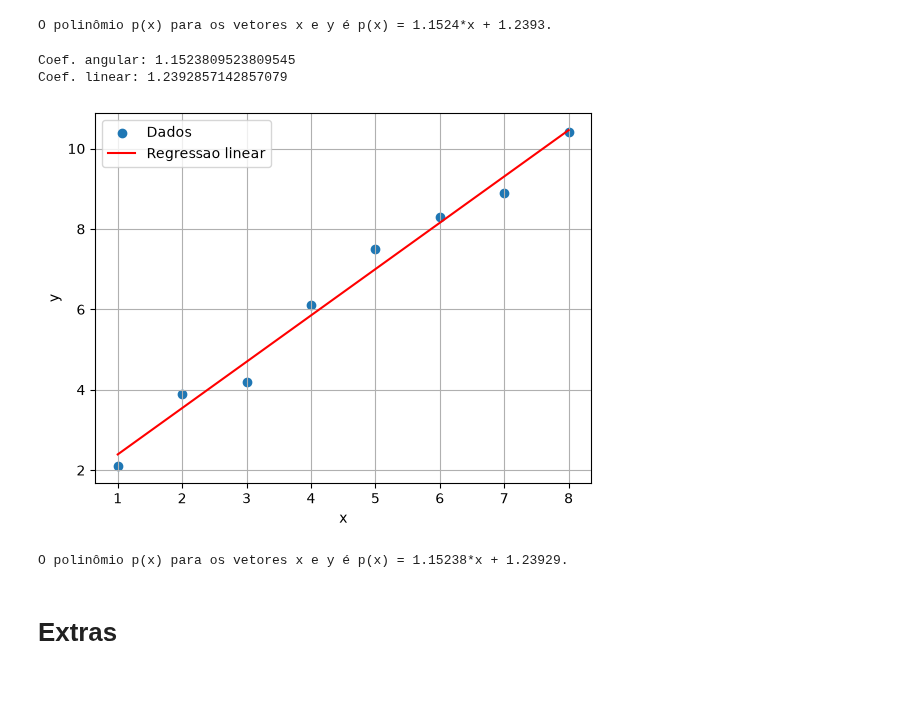
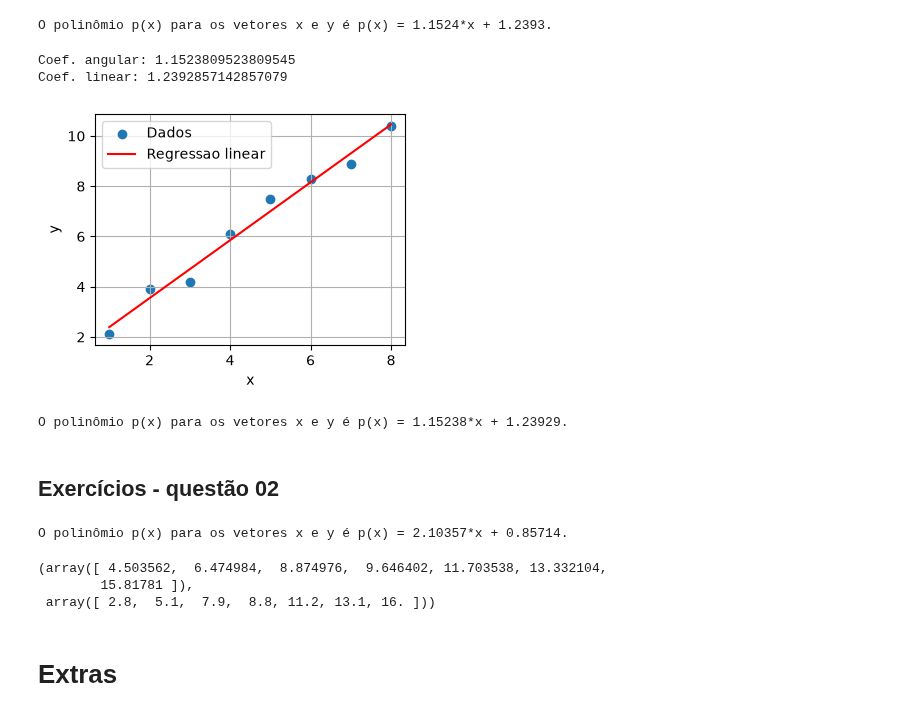
Before and after one commit to JonathaCosta-IA/1-NM_GitHub, a Jupyter notebook: C-NoteBooks/06-Unit.ipynb, the cells around one changed output. Saved outputs shown, nothing was run; the diff lists cells and outputs as text; code cells hidden in the pictures; blank space fills up the shorter version.

```diff
--- a/C-NoteBooks/06-Unit.ipynb
+++ b/C-NoteBooks/06-Unit.ipynb
@@ -39,21 +37,22 @@ O polinômio p(x) para os vetores x e y é p(x) = 1.1524*x + 1.2393.
 # %%
 def graf_reglin(x,y):
     a1, a0 = reglin(x,y)             # Calcula a1 e a0
     print("Coef. angular:", a1)         # Exibe a inclinacao
     print("Coef. linear:", a0)          # Exibe o intercepto
+    plt.figure(figsize = (4,3))
     plt.scatter(x, y, label="Dados")    # Traça os pontos
     plt.plot(x, a0 + a1*x, 'r-',        # Desenha a reta
     label="Regressao linear")
     plt.xlabel("x")                     # Rotulo do eixo x
     plt.ylabel("y")                     # Rotulo do eixo y
     plt.legend()                        # Exibe a legenda
     plt.grid()                          # Adiciona a grade
     plt.show()                          # Mostra o grafico
 graf_reglin(x,y)
 # %% [output]
 Coef. angular: 1.1523809523809545
 Coef. linear: 1.2392857142857079
-[figure, old version]
+[figure, new version]
 # %%
 ### Solução com classe
 
@@ -104,3 +103,12 @@ y = np.array([2.1, 3.9, 4.2, 6.1, 7.5, 8.3, 8.9, 10.4])
 a = SolRegLin(x,y,graf=0,arrend=5)
 # %% [output]
 O polinômio p(x) para os vetores x e y é p(x) = 1.15238*x + 1.23929.
+# %% [markdown]
+## Exercícios - questão 02
+# %%
+# Utilizando a classe definada acima, temos:
+x = np.arange(1, 8) # Vetor de [1,7]
+y = np.array([2.8, 5.1, 7.9, 8.8, 11.2, 13.1, 16.0])
+a = SolRegLin(x,y,graf=0,arrend=5)
+# %% [output]
+O polinômio p(x) para os vetores x e y é p(x) = 2.10357*x + 0.85714.
@@ -107,3 +123,9 @@ O polinômio p(x) para os vetores x e y é p(x) = 1.15238*x + 1.23929.
+# %%
+y_hat,y
+# %% [output]
+(array([ 4.503562,  6.474984,  8.874976,  9.646402, 11.703538, 13.332104,
+        15.81781 ]),
+ array([ 2.8,  5.1,  7.9,  8.8, 11.2, 13.1, 16. ]))
 # %% [markdown]
 # Extras
 # %% [markdown]
```
Also changed, not shown: parts of 6 cells of this notebook, 2 other files.
